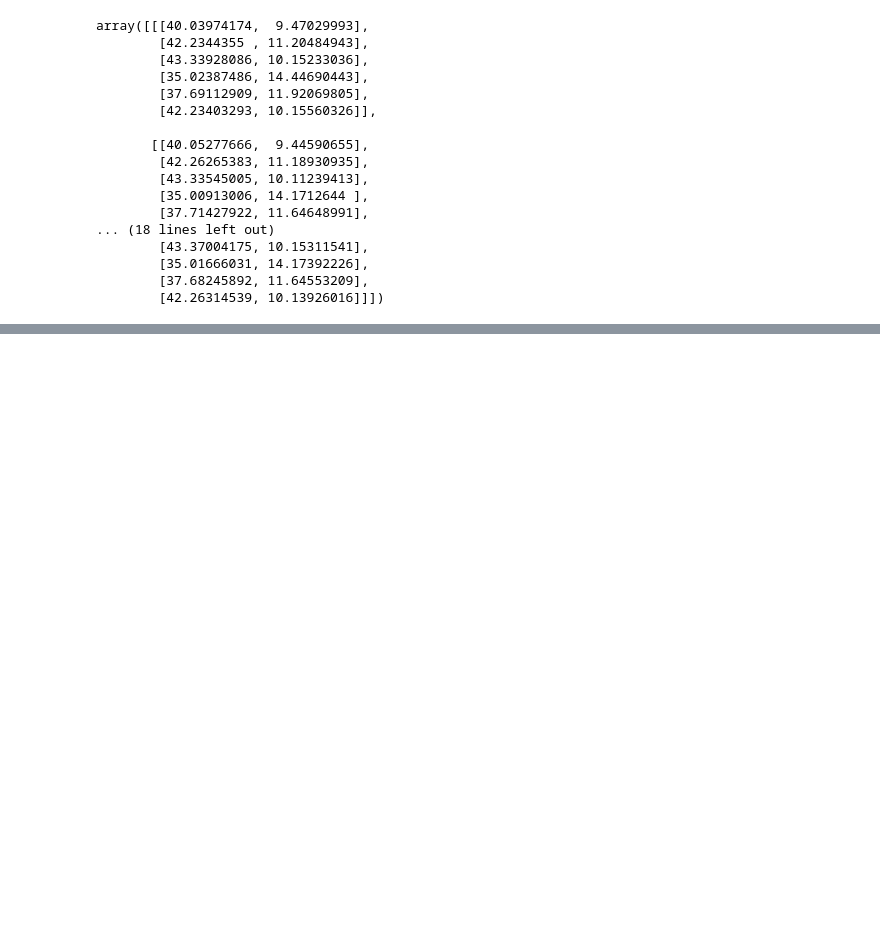
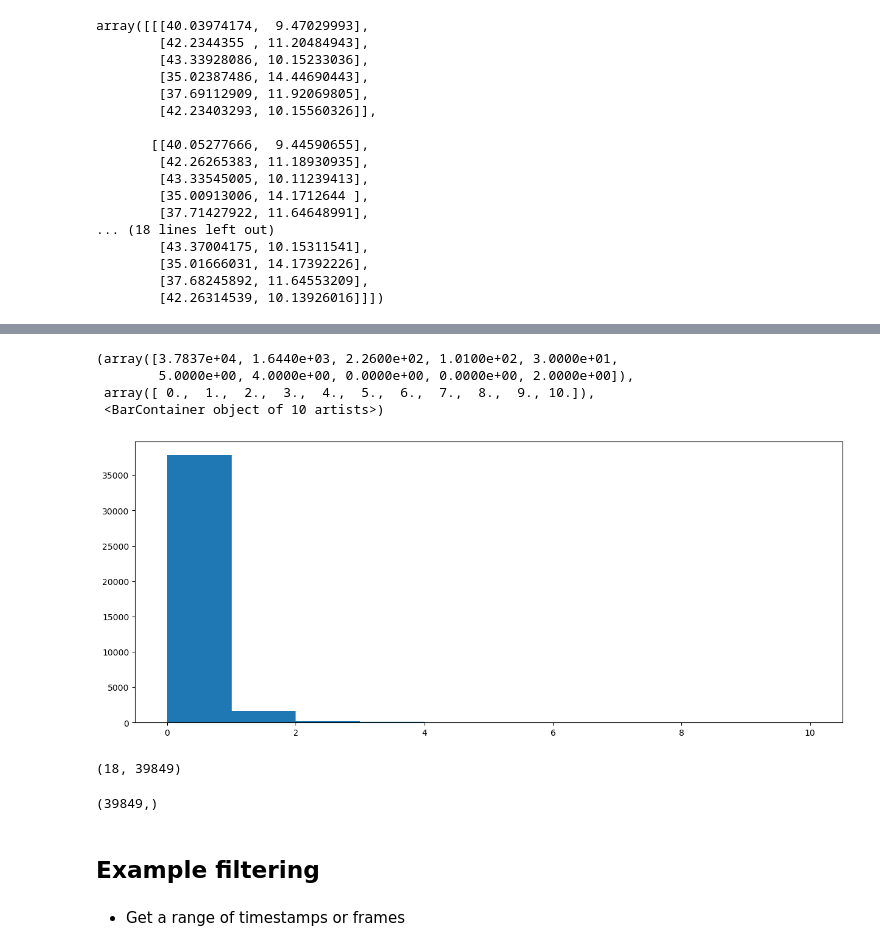
Before and after one commit to padillacoreanolab/social-neuro-modeling, a Jupyter notebook: notebooks/full_analysis.ipynb, the cells around one changed output, grey strips where cells are left out. Cells and saved outputs as stored; diff of their text form; code cells hidden in the pictures; blank space fills up the shorter version.

Commit message:
nb: split neuron fr by trial

```diff
--- a/notebooks/full_analysis.ipynb
+++ b/notebooks/full_analysis.ipynb
@@ -557,3 +534,23 @@ ValueError:
+# %%
+plt.hist(LFP_SPECTRAL_SLEAP_SPIKE_DF["neuron_average_fr"].iloc[0][0])
+# %% [output]
+(array([3.7837e+04, 1.6440e+03, 2.2600e+02, 1.0100e+02, 3.0000e+01,
+        5.0000e+00, 4.0000e+00, 0.0000e+00, 0.0000e+00, 2.0000e+00]),
+ array([ 0.,  1.,  2.,  3.,  4.,  5.,  6.,  7.,  8.,  9., 10.]),
+ <BarContainer object of 10 artists>)
+[figure, added]
+# %%
+LFP_SPECTRAL_SLEAP_SPIKE_DF["neuron_average_fr"].iloc[0].shape
+# %% [output]
+(18, 39849)
+# %%
+LFP_SPECTRAL_SLEAP_SPIKE_DF["neuron_average_timestamps"].iloc[0].shape
+# %% [output]
+(39849,)
+# %% [markdown]
+## Example filtering
+# %% [markdown]
+- Get a range of timestamps or frames
 # %%
 example_tone_timestamp_range = LFP_SPECTRAL_SLEAP_SPIKE_DF["tone_timestamps"].iloc[0][0]
 # %%
```
Also changed, not shown: parts of 22 cells of this notebook, 1 other file.
